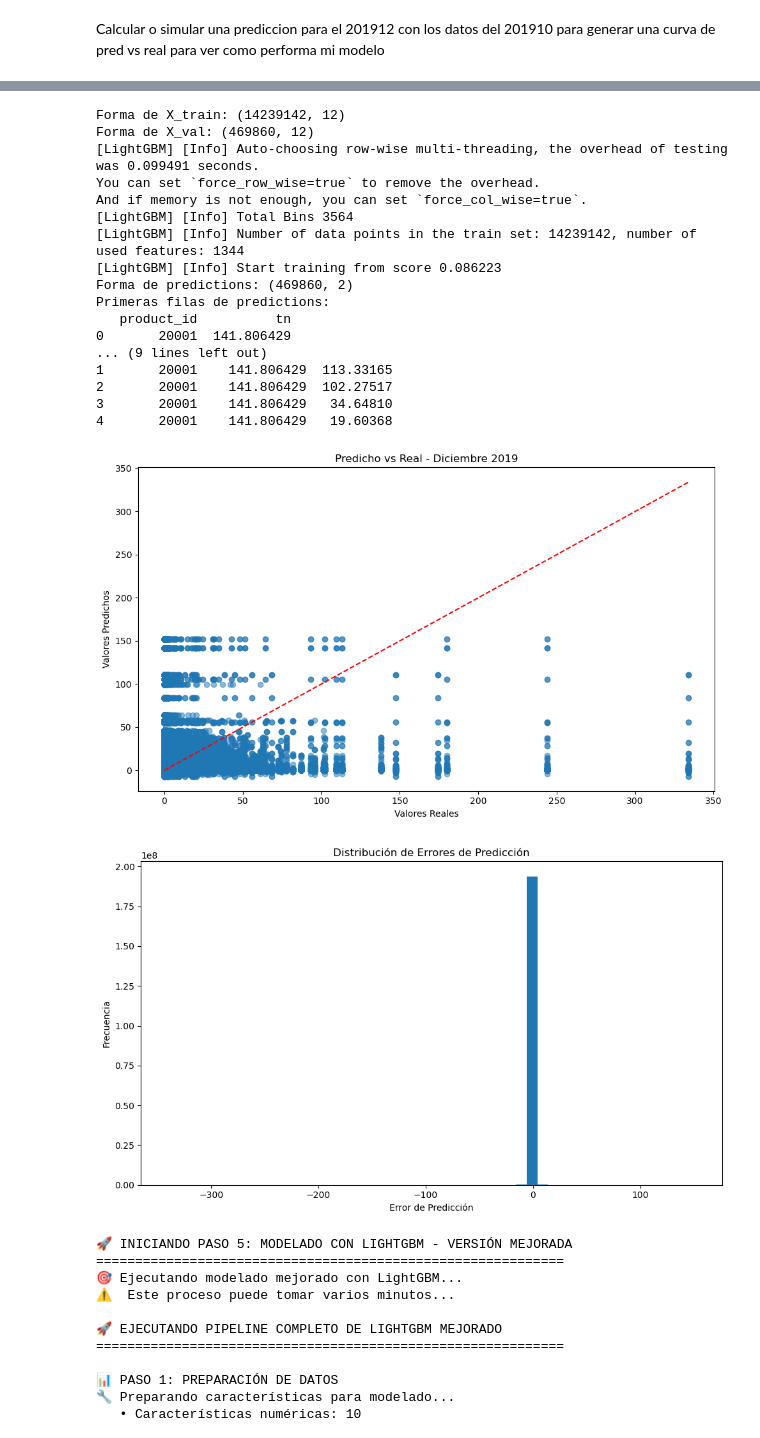
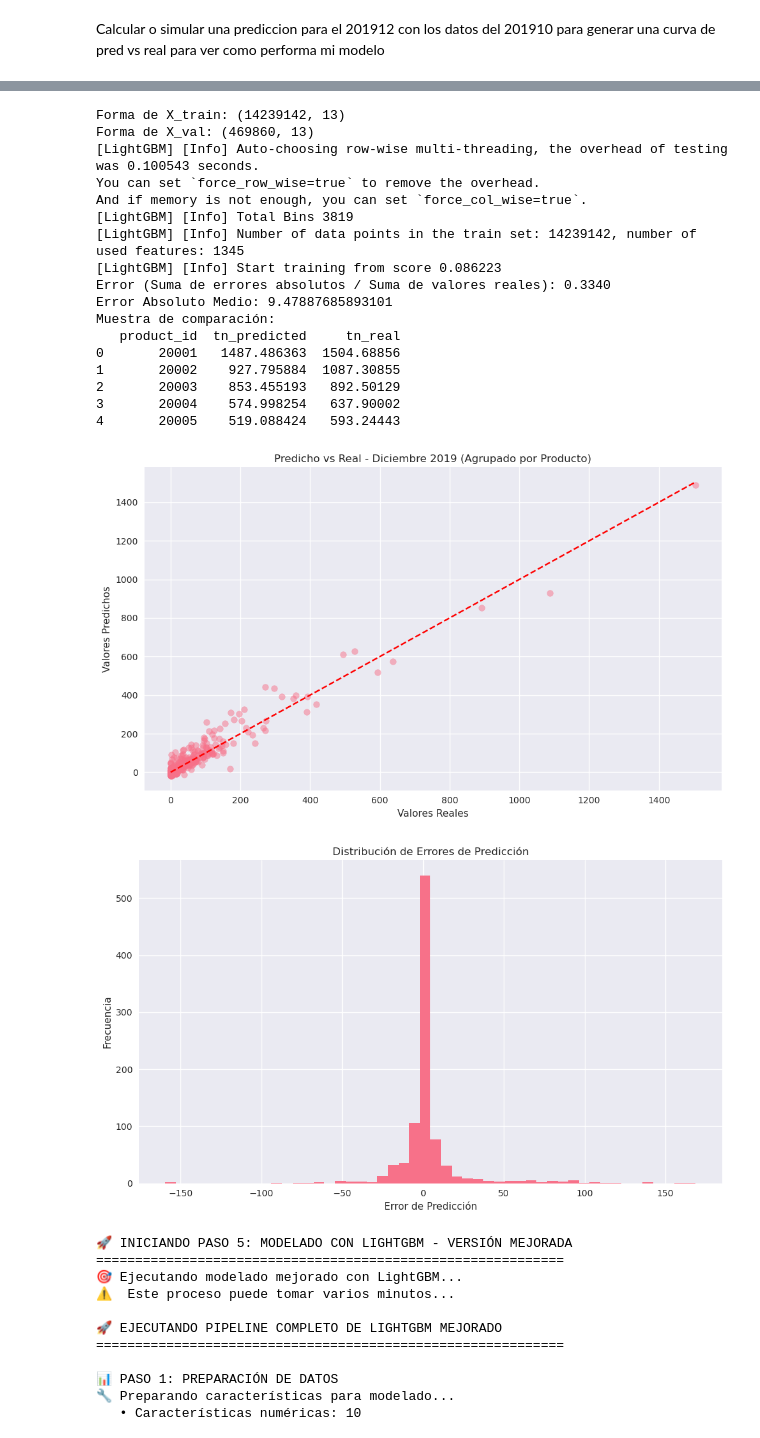
Before and after one commit to federico-syngenta/labo3-2025r, a Jupyter notebook: Nootebook/05_Multi_Sales_MOD_Worflow.ipynb, the cells around one changed output, grey strips where cells are left out. Drawn from its saved outputs; the diff is of its cells as text; code cells hidden in the pictures.

```diff
--- a/Nootebook/05_Multi_Sales_MOD_Worflow.ipynb
+++ b/Nootebook/05_Multi_Sales_MOD_Worflow.ipynb
@@ -1179,6 +1190,8 @@ sales_with_features.to_parquet('sales_with_features.parquet', engine='pyarrow',
 # %% [markdown]
 Calcular o simular una prediccion para el 201912 con los datos del 201910 para generar una curva de pred vs real para ver como performa mi modelo
 # %%
+sales_with_features = pd.read_parquet('sales_with_features.parquet')
+
 sales_with_features
 # %% [output]
 |  | periodo | customer_id | product_id | plan_precios_cuidados | cust_request_qty | cust_request_tn | tn | ... |
@@ -1225,7 +1238,7 @@ data_train['month'] = data_train['periodo'].dt.month
 data_train['months_since_start'] = (data_train['periodo'] - data_train['periodo'].min()).dt.days // 30
 
 # Definir las características a utilizar
-numeric_features = ['months_since_start', 'year', 'month', 'customer_id', 'sku_size','tn_rolling_mean_3','product_mean']
+numeric_features = ['months_since_start', 'year', 'month', 'customer_id', 'sku_size','tn_rolling_mean_3','tn_rolling_mean_6','tn_rolling_mean_12']
 categorical_features = ['product_id', 'cat1', 'cat2', 'cat3', 'brand']
 features = numeric_features + categorical_features
 
@@ -1297,65 +1310,73 @@ products_to_predict = data_train[data_train['periodo'] == '2019-10-01']['product
 # Hacer predicciones
 predictions = make_predictions(model, data_train, target_date, products_to_predict, features)
 
-print("Forma de predictions:", predictions.shape)
-print("Primeras filas de predictions:")
-print(predictions.head())
+# Agrupar predicciones por product_id
+predictions_grouped = (
+    predictions.groupby('product_id', as_index=False)['tn'].sum()
+    .rename(columns={'tn': 'tn_predicted'})
+)
 
-# Obtener datos reales de diciembre 2019
-real_data_201912 = sales_with_features[sales_with_features['periodo'] == '2019-12-01'][['product_id', 'tn']]
-real_data_201912 = real_data_201912.rename(columns={'tn': 'tn_real'})
+# Agrupar valores reales de diciembre 2019 por product_id
+real_data_201912 = (
+    sales_with_features[sales_with_features['periodo'] == '2019-12-01']
+    .groupby('product_id', as_index=False)['tn'].sum()
+    .rename(columns={'tn': 'tn_real'})
+)
 
-# Combinar predicciones con datos reales
-comparison_df = pd.merge(predictions, real_data_201912, on='product_id', how='inner')
-comparison_df = comparison_df.rename(columns={'tn': 'tn_predicted'})
+# Combinar predicciones y valores reales
+comparison_df = pd.merge(predictions_grouped, real_data_201912, on='product_id', how='inner')
 
-# Calcular el error absoluto medio
+# Calcular métricas de error
 mae = (comparison_df['tn_predicted'] - comparison_df['tn_real']).abs().mean()
-
-# Calcular el error como la suma de los errores absolutos dividido por la suma de los valores reales
 error = (comparison_df['tn_predicted'] - comparison_df['tn_real']).abs().sum() / comparison_df['tn_real'].sum()
 
 print(f"Error (Suma de errores absolutos / Suma de valores reales): {error:.4f}")
 print("Error Absoluto Medio:", mae)
 print("Muestra de comparación:")
 print(comparison_df.head())
 
-# Graficar predicho vs real
+# Graficar Predicho vs Real
+import matplotlib.pyplot as plt
+
 plt.figure(figsize=(10, 6))
 plt.scatter(comparison_df['tn_real'], comparison_df['tn_predicted'], alpha=0.5)
-plt.plot([0, comparison_df['tn_real'].max()], [0, comparison_df['tn_real'].max()], 'r--')
+plt.plot(
+    [0, max(comparison_df['tn_real'].max(), comparison_df['tn_predicted'].max())],
+    [0, max(comparison_df['tn_real'].max(), comparison_df['tn_predicted'].max())],
+    'r--'
+)
 plt.xlabel('Valores Reales')
 plt.ylabel('Valores Predichos')
-plt.title('Predicho vs Real - Diciembre 2019')
+plt.title('Predicho vs Real - Diciembre 2019 (Agrupado por Producto)')
 plt.tight_layout()
 plt.show()
 
 # Graficar histograma de errores
 errors = comparison_df['tn_predicted'] - comparison_df['tn_real']
 plt.figure(figsize=(10, 6))
 plt.hist(errors, bins=50)
 plt.xlabel('Error de Predicción')
 plt.ylabel('Frecuencia')
 plt.title('Distribución de Errores de Predicción')
 plt.tight_layout()
 plt.show()
 # %% [output]
-Forma de X_train: (14239142, 12)
-Forma de X_val: (469860, 12)
-[LightGBM] [Info] Auto-choosing row-wise multi-threading, the overhead of testing was 0.099491 seconds.
+Forma de X_train: (14239142, 13)
+Forma de X_val: (469860, 13)
+[LightGBM] [Info] Auto-choosing row-wise multi-threading, the overhead of testing was 0.100543 seconds.
 You can set `force_row_wise=true` to remove the overhead.
 And if memory is not enough, you can set `force_col_wise=true`.
-[LightGBM] [Info] Total Bins 3564
-[LightGBM] [Info] Number of data points in the train set: 14239142, number of used features: 1344
+[LightGBM] [Info] Total Bins 3819
+[LightGBM] [Info] Number of data points in the train set: 14239142, number of used features: 1345
 [LightGBM] [Info] Start training from score 0.086223
-Forma de predictions: (469860, 2)
-Primeras filas de predictions:
-   product_id          tn
-0       20001  141.806429
-... (9 lines left out)
-1       20001    141.806429  113.33165
-2       20001    141.806429  102.27517
-3       20001    141.806429   34.64810
-4       20001    141.806429   19.60368
+Error (Suma de errores absolutos / Suma de valores reales): 0.3340
+Error Absoluto Medio: 9.47887685893101
+Muestra de comparación:
+   product_id  tn_predicted     tn_real
+0       20001   1487.486363  1504.68856
+1       20002    927.795884  1087.30855
+2       20003    853.455193   892.50129
+3       20004    574.998254   637.90002
+4       20005    519.088424   593.24443
-[figure, old version]
+[figure, new version]
-[figure, old version]
+[figure, new version]
```
Also changed, not shown: parts of 3 cells of this notebook, 1 other file.
